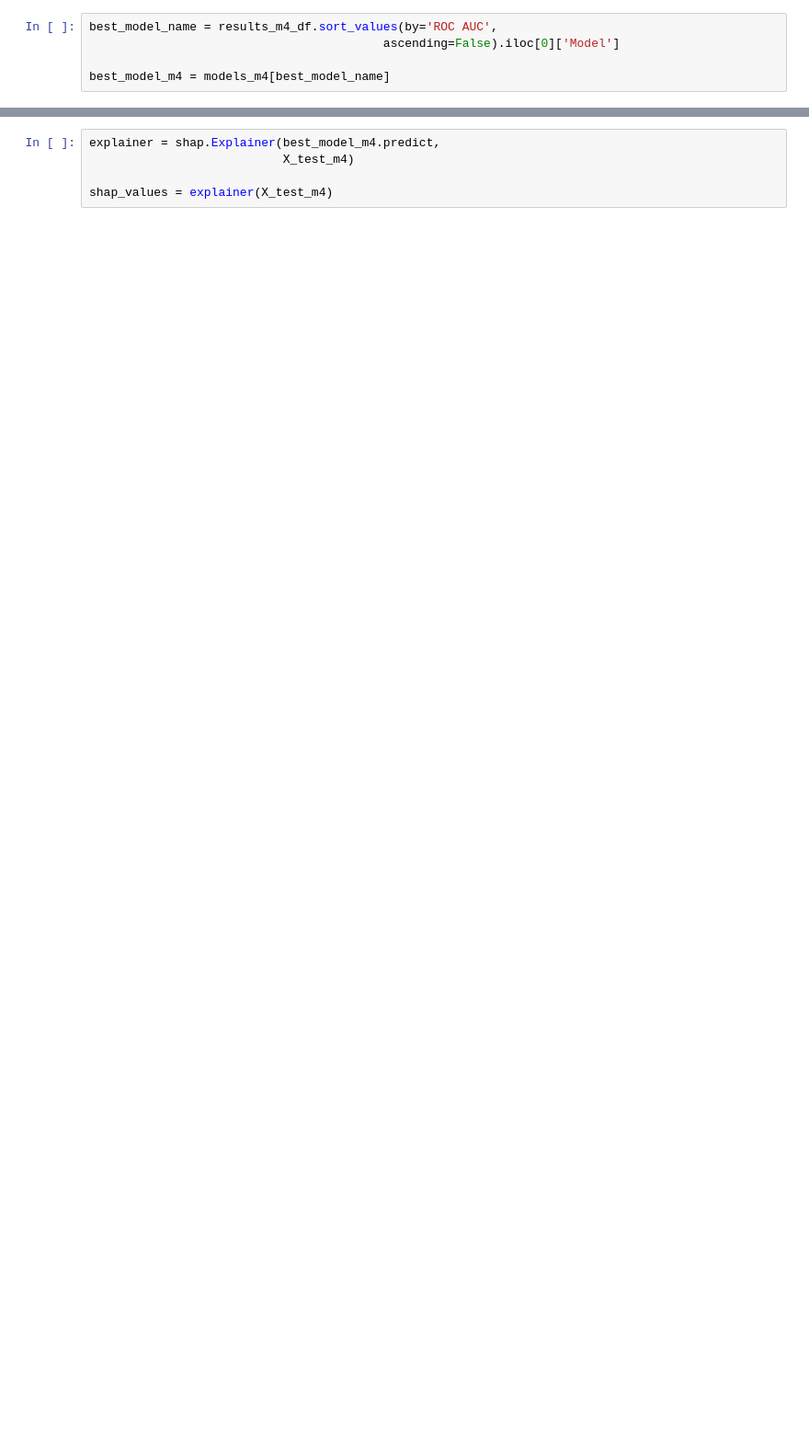
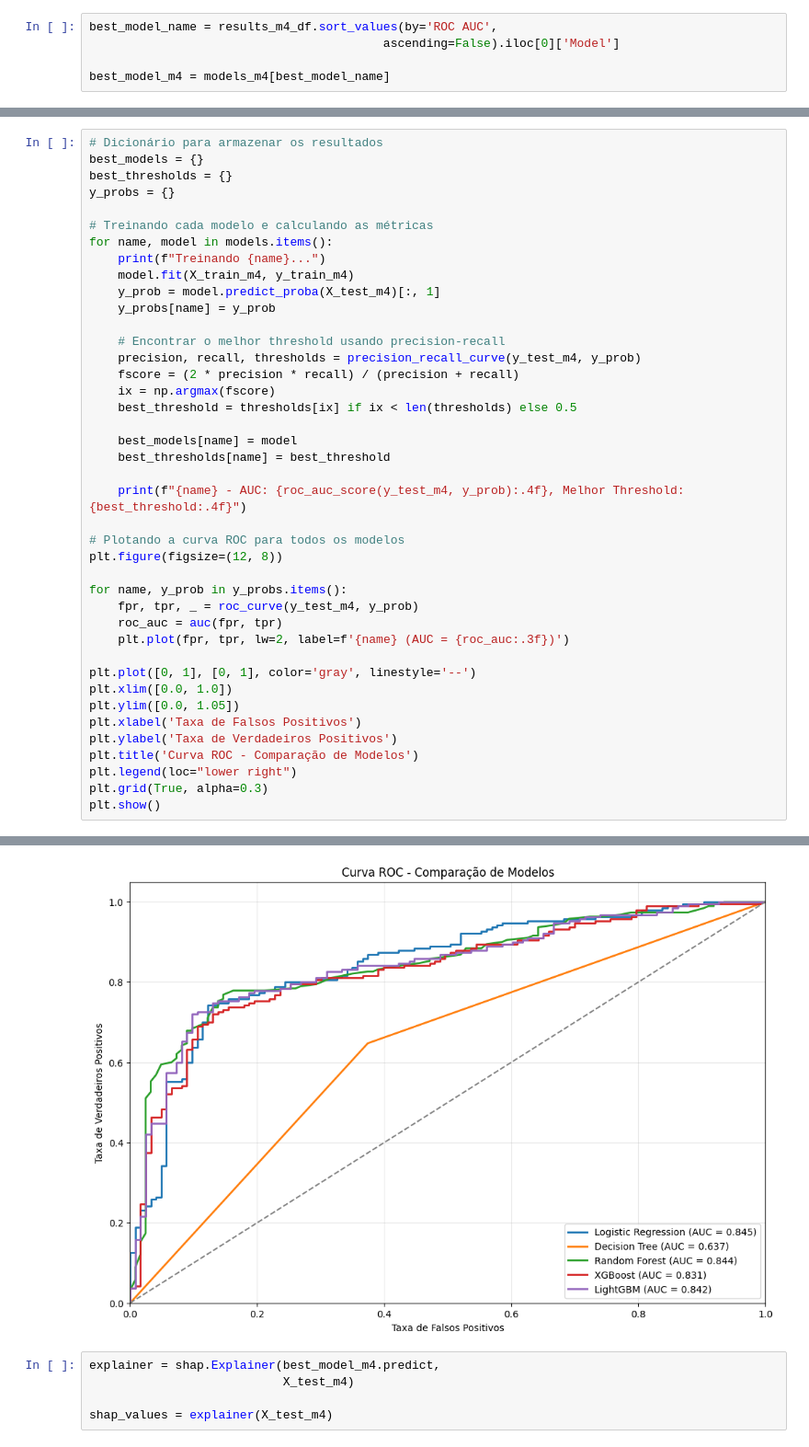
Before and after one commit to 4lefSantos/sa_maismedicos, a Jupyter notebook: 03_script_prediction/modelagem_preditiva_v2final.ipynb, the cells around one changed output, grey strips where cells are left out. Shown at 92% size. Saved outputs shown, nothing was run; the diff lists cells and outputs as text; blank space fills up the shorter version.

```diff
--- a/03_script_prediction/modelagem_preditiva_v2final.ipynb
+++ b/03_script_prediction/modelagem_preditiva_v2final.ipynb
@@ -850,0 +934,42 @@ weighted avg       0.80      0.73      0.75       313
+# %%
+# Dicionário para armazenar os resultados
+best_models = {}
+best_thresholds = {}
+y_probs = {}
+
+# Treinando cada modelo e calculando as métricas
+for name, model in models.items():
+    print(f"Treinando {name}...")
+    model.fit(X_train_m4, y_train_m4)
+    y_prob = model.predict_proba(X_test_m4)[:, 1]
+    y_probs[name] = y_prob
+
+    # Encontrar o melhor threshold usando precision-recall
+    precision, recall, thresholds = precision_recall_curve(y_test_m4, y_prob)
+    fscore = (2 * precision * recall) / (precision + recall)
+    ix = np.argmax(fscore)
+    best_threshold = thresholds[ix] if ix < len(thresholds) else 0.5
+
+    best_models[name] = model
+    best_thresholds[name] = best_threshold
+
+    print(f"{name} - AUC: {roc_auc_score(y_test_m4, y_prob):.4f}, Melhor Threshold: {best_threshold:.4f}")
+
+# Plotando a curva ROC para todos os modelos
+plt.figure(figsize=(12, 8))
+
+for name, y_prob in y_probs.items():
+    fpr, tpr, _ = roc_curve(y_test_m4, y_prob)
+    roc_auc = auc(fpr, tpr)
+    plt.plot(fpr, tpr, lw=2, label=f'{name} (AUC = {roc_auc:.3f})')
+
+plt.plot([0, 1], [0, 1], color='gray', linestyle='--')
+plt.xlim([0.0, 1.0])
+plt.ylim([0.0, 1.05])
+plt.xlabel('Taxa de Falsos Positivos')
+plt.ylabel('Taxa de Verdadeiros Positivos')
+plt.title('Curva ROC - Comparação de Modelos')
+plt.legend(loc="lower right")
+plt.grid(True, alpha=0.3)
+plt.show()
+# %% [output]
@@ -851,3 +996,4 @@ weighted avg       0.80      0.73      0.75       313
+[figure, added]
 # %%
 explainer = shap.Explainer(best_model_m4.predict,
                            X_test_m4)
```
Also changed, not shown: parts of 29 cells of this notebook, 5 other files.
